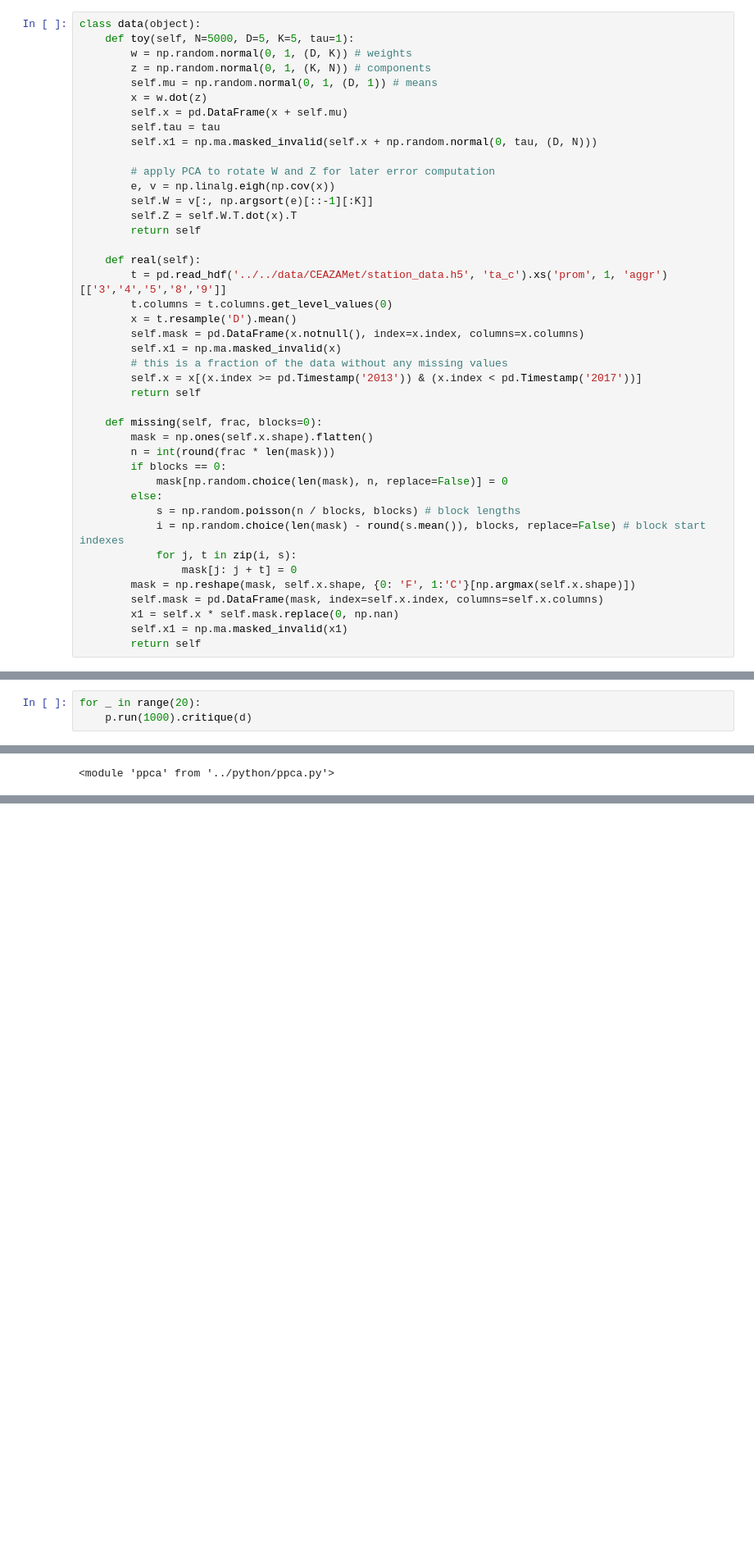
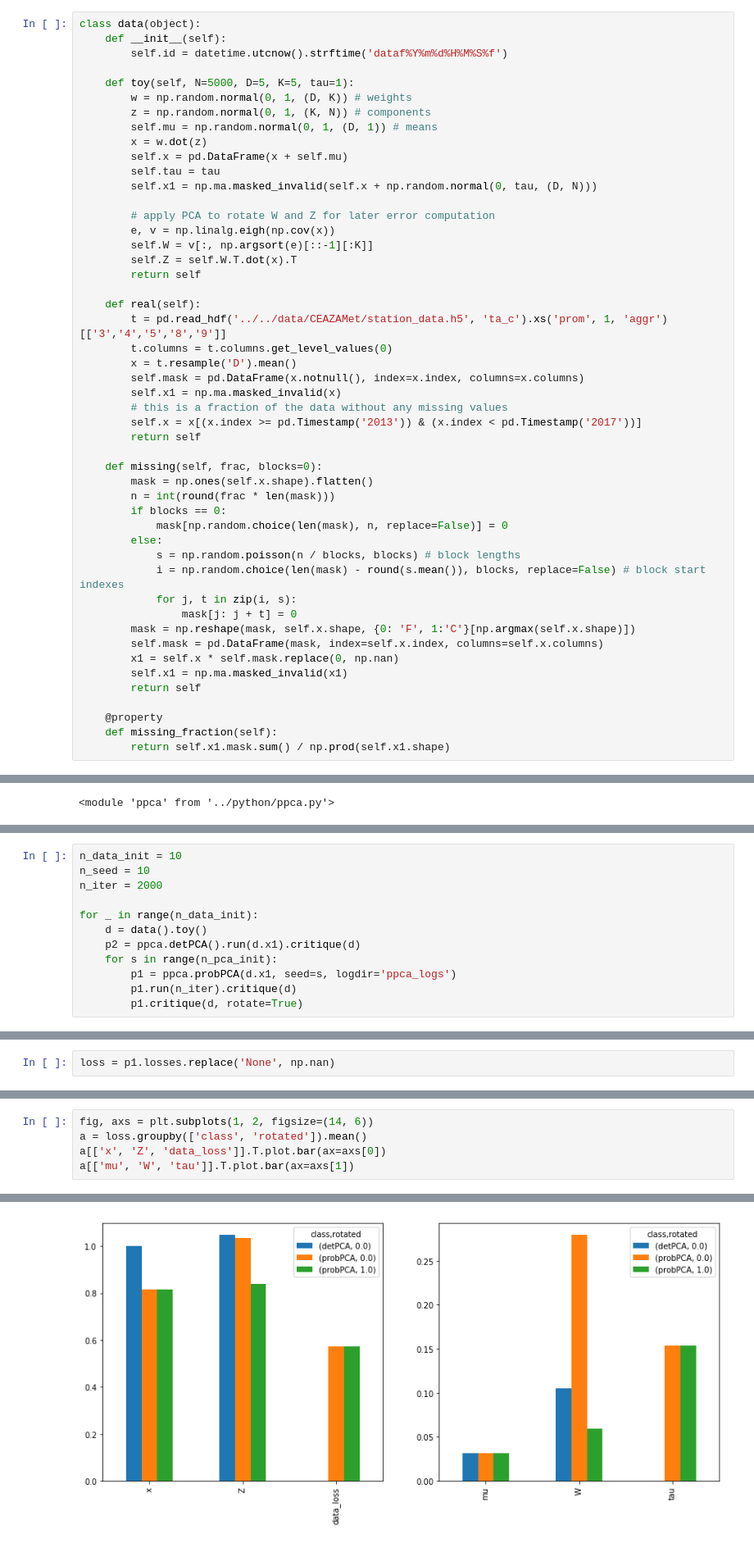
Before and after one commit to betaplane/cezanne, a Jupyter notebook: notebooks/PPCA.ipynb, the cells around one changed output, grey strips where cells are left out. Shown at 82% size. Drawn from its saved outputs; the diff is of its cells as text; blank space fills up the shorter version.

Commit message:
pca / test data adapted to each other, pca now submodule

```diff
--- a/notebooks/PPCA.ipynb
+++ b/notebooks/PPCA.ipynb
@@ -24,5 +18,8 @@ x - noiseless (in case of toy) or complete (in case of real) date
 # %%
 class data(object):
+    def __init__(self):
+        self.id = datetime.utcnow().strftime('dataf%Y%m%d%H%M%S%f')
+
     def toy(self, N=5000, D=5, K=5, tau=1):
         w = np.random.normal(0, 1, (D, K)) # weights
         z = np.random.normal(0, 1, (K, N)) # components
@@ -63,6 +60,10 @@ class data(object):
         x1 = self.x * self.mask.replace(0, np.nan)
         self.x1 = np.ma.masked_invalid(x1)
         return self
+
+    @property
+    def missing_fraction(self):
+        return self.x1.mask.sum() / np.prod(self.x1.shape)
 # %%
 t = data().real()
 # %%
@@ -113,3 +113,0 @@ p = ppca.probPCA(d.x1)
-# %%
-for _ in range(20):
-    p.run(1000).critique(d)
@@ -158,0 +133,12 @@ p.inference
+# %%
+n_data_init = 10
+n_seed = 10
+n_iter = 2000
+
+for _ in range(n_data_init):
+    d = data().toy()
+    p2 = ppca.detPCA().run(d.x1).critique(d)
+    for s in range(n_pca_init):
+        p1 = ppca.probPCA(d.x1, seed=s, logdir='ppca_logs')
+        p1.run(n_iter).critique(d)
+        p1.critique(d, rotate=True)
@@ -158,0 +174,2 @@ p.inference
+# %%
+loss = p1.losses.replace('None', np.nan)
@@ -158,0 +184,6 @@ p.inference
+# %%
+fig, axs = plt.subplots(1, 2, figsize=(14, 6))
+a = loss.groupby(['class', 'rotated']).mean()
+a[['x', 'Z', 'data_loss']].T.plot.bar(ax=axs[0])
+a[['mu', 'W', 'tau']].T.plot.bar(ax=axs[1])
+# %% [output]
@@ -158,0 +191 @@ p.inference
+[figure, added]
```
Also changed, not shown: parts of 23 cells of this notebook, 6 other files.
